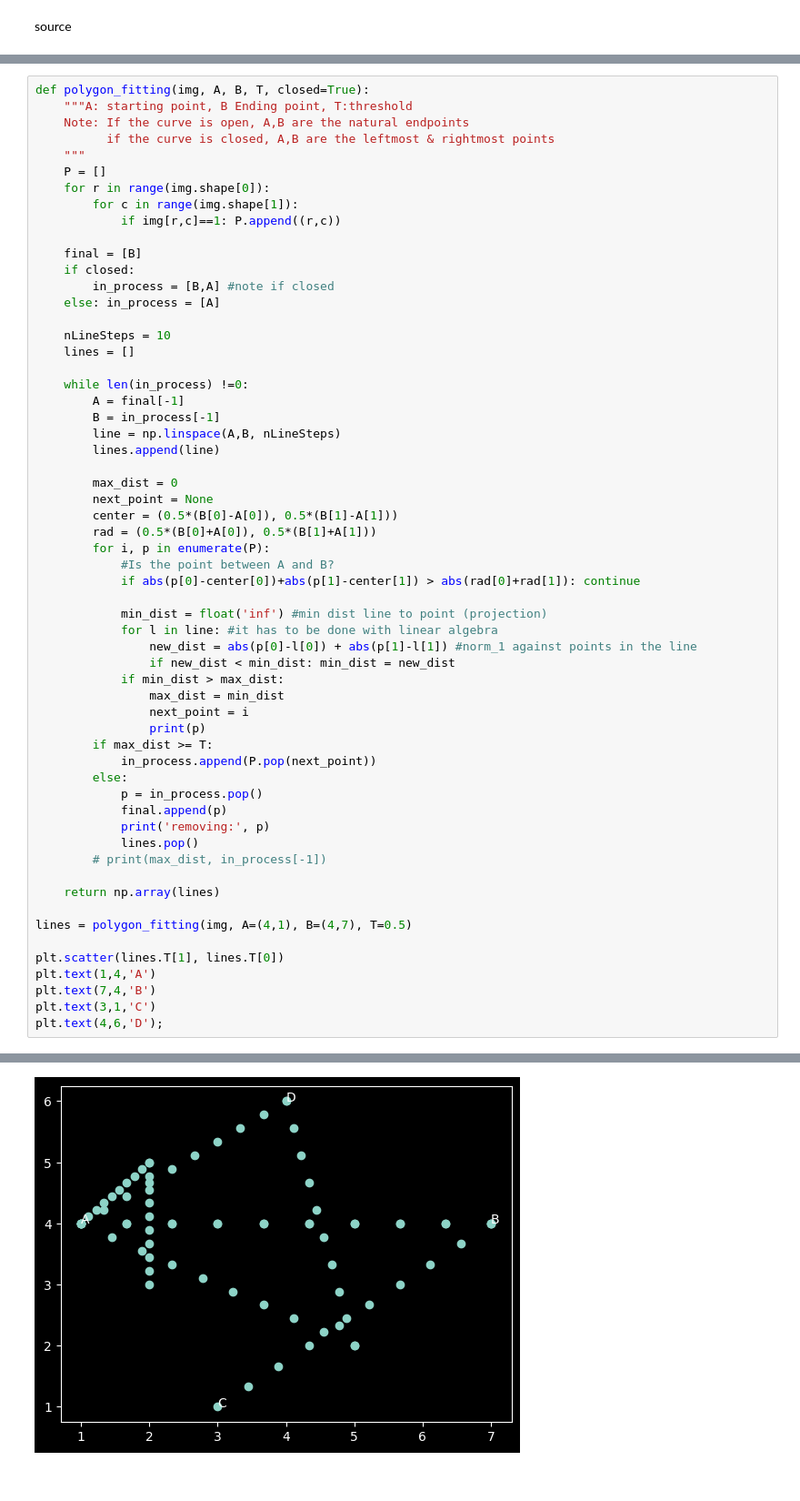
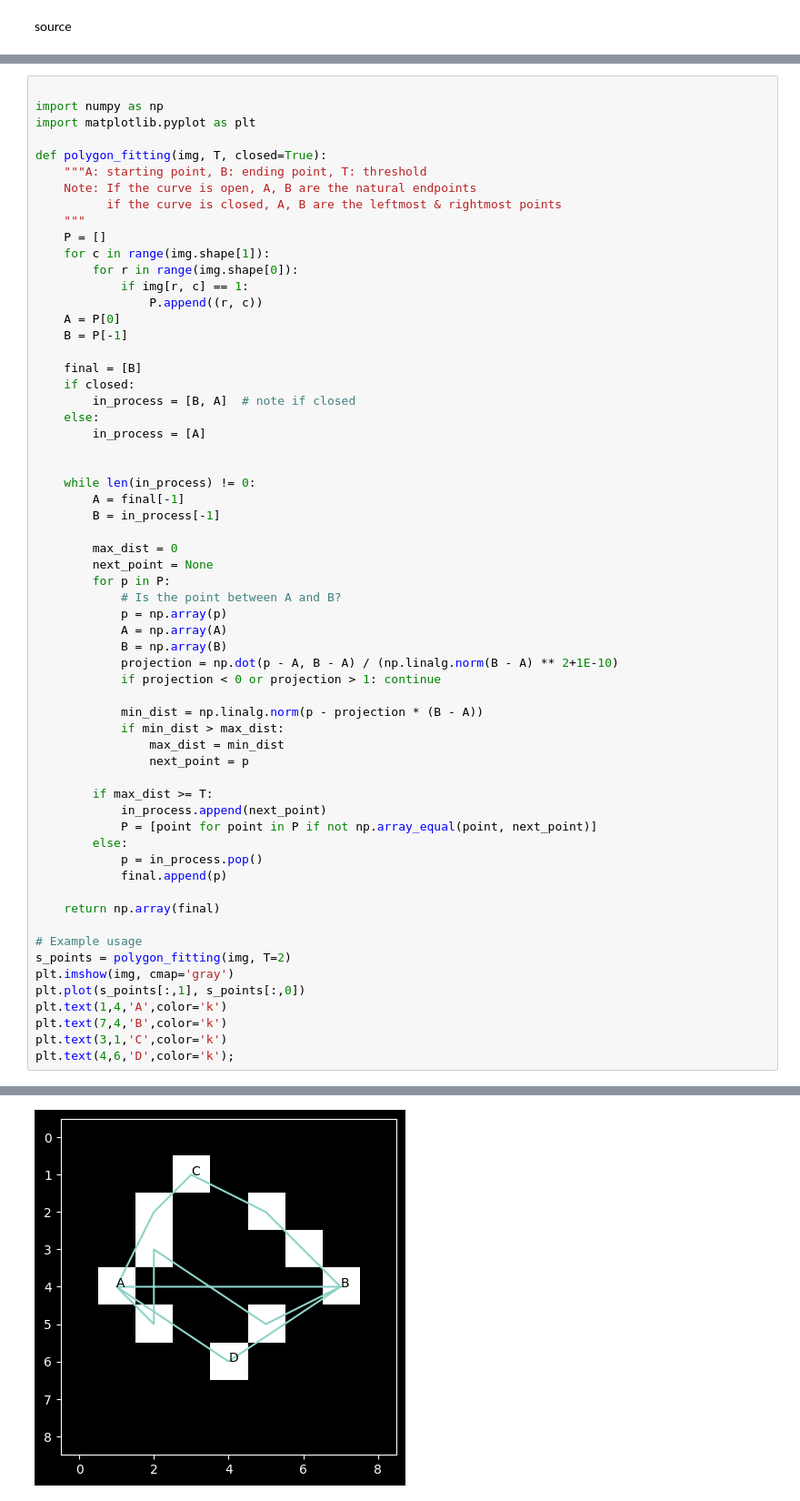
Before and after one commit to leinaxd/NOTES, a Jupyter notebook: digital_image_processing/notebooks/11b_polygon_fitting.ipynb, the cells around one changed output, grey strips where cells are left out. Shown at 91% size. Saved outputs shown, nothing was run; the diff lists cells and outputs as text.

```diff
--- a/digital_image_processing/notebooks/11b_polygon_fitting.ipynb
+++ b/digital_image_processing/notebooks/11b_polygon_fitting.ipynb
@@ -31,60 +155,62 @@ Polygon fitting
 # %%
-def polygon_fitting(img, A, B, T, closed=True):
-    """A: starting point, B Ending point, T:threshold
-    Note: If the curve is open, A,B are the natural endpoints
-          if the curve is closed, A,B are the leftmost & rightmost points
+
+import numpy as np
+import matplotlib.pyplot as plt
+
+def polygon_fitting(img, T, closed=True):
+    """A: starting point, B: ending point, T: threshold
+    Note: If the curve is open, A, B are the natural endpoints
+          if the curve is closed, A, B are the leftmost & rightmost points
     """
     P = []
-    for r in range(img.shape[0]):
-        for c in range(img.shape[1]):
-            if img[r,c]==1: P.append((r,c))
+    for c in range(img.shape[1]):
+        for r in range(img.shape[0]):
+            if img[r, c] == 1:
+                P.append((r, c))
+    A = P[0]
+    B = P[-1]
 
     final = [B]
     if closed:
-        in_process = [B,A] #note if closed
-    else: in_process = [A]
+        in_process = [B, A]  # note if closed
+    else:
+        in_process = [A]
 
-    nLineSteps = 10
-    lines = []
 
-    while len(in_process) !=0:
+    while len(in_process) != 0:
         A = final[-1]
         B = in_process[-1]
-        line = np.linspace(A,B, nLineSteps)
-        lines.append(line)
 
         max_dist = 0
         next_point = None
-        center = (0.5*(B[0]-A[0]), 0.5*(B[1]-A[1]))
-        rad = (0.5*(B[0]+A[0]), 0.5*(B[1]+A[1]))
-        for i, p in enumerate(P):
-            #Is the point between A and B?
-            if abs(p[0]-center[0])+abs(p[1]-center[1]) > abs(rad[0]+rad[1]): continue
+        for p in P:
+            # Is the point between A and B?
+            p = np.array(p)
+            A = np.array(A)
+            B = np.array(B)
+            projection = np.dot(p - A, B - A) / (np.linalg.norm(B - A) ** 2+1E-10)
+            if projection < 0 or projection > 1: continue
 
-            min_dist = float('inf') #min dist line to point (projection)
-            for l in line: #it has to be done with linear algebra
-                new_dist = abs(p[0]-l[0]) + abs(p[1]-l[1]) #norm_1 against points in the line
-                if new_dist < min_dist: min_dist = new_dist
+            min_dist = np.linalg.norm(p - projection * (B - A))
             if min_dist > max_dist:
                 max_dist = min_dist
-                next_point = i
-                print(p)
+                next_point = p
+
         if max_dist >= T:
-            in_process.append(P.pop(next_point))
+            in_process.append(next_point)
+            P = [point for point in P if not np.array_equal(point, next_point)]
         else:
             p = in_process.pop()
             final.append(p)
-            print('removing:', p)
-            lines.pop()
-        # print(max_dist, in_process[-1])
 
-    return np.array(lines)
+    return np.array(final)
 
-lines = polygon_fitting(img, A=(4,1), B=(4,7), T=0.5)
-
-plt.scatter(lines.T[1], lines.T[0])
-plt.text(1,4,'A')
-plt.text(7,4,'B')
-plt.text(3,1,'C')
-plt.text(4,6,'D');
+# Example usage
+s_points = polygon_fitting(img, T=2)
+plt.imshow(img, cmap='gray')
+plt.plot(s_points[:,1], s_points[:,0])
+plt.text(1,4,'A',color='k')
+plt.text(7,4,'B',color='k')
+plt.text(3,1,'C',color='k')
+plt.text(4,6,'D',color='k');
 # %% [output]
@@ -108 +217 @@ removing: (4, 7)
-[figure, old version]
+[figure, new version]
```
Also changed, not shown: parts of 7 cells of this notebook.
